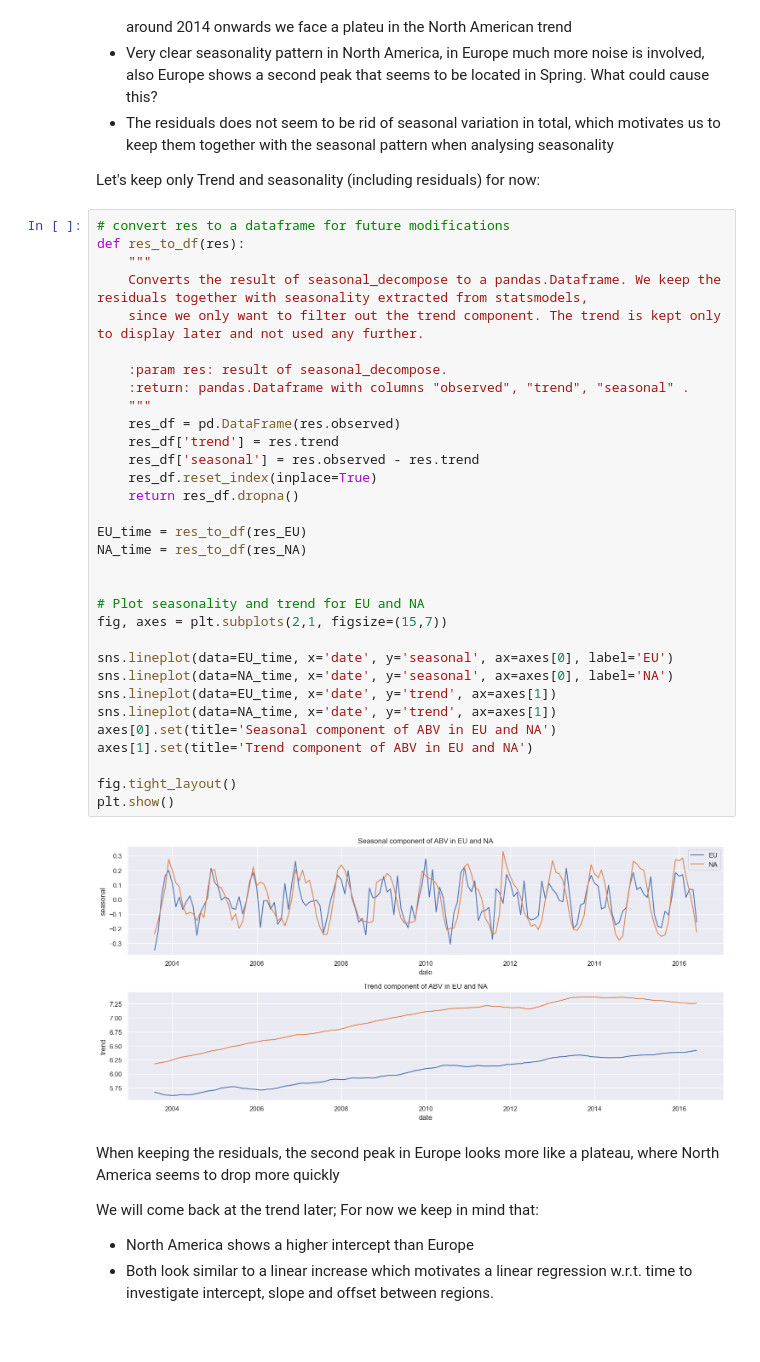
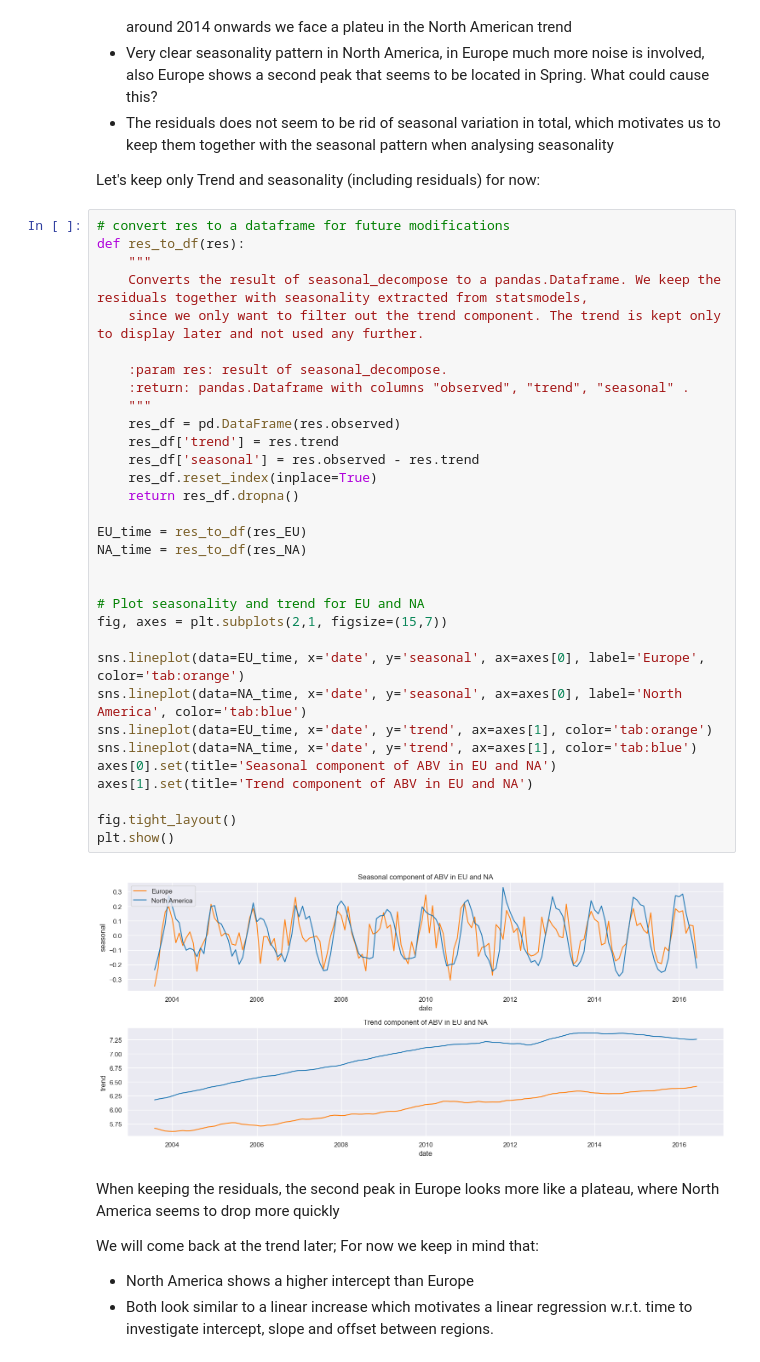
Before and after one commit to epfl-ada/ada-2023-project-welovepandas, a Jupyter notebook: p3_notebook.ipynb, the cells around one changed output. Drawn from its saved outputs; the diff is of its cells as text.

```diff
--- a/p3_notebook.ipynb
+++ b/p3_notebook.ipynb
@@ -761,37 +818,37 @@ Let's keep only Trend and seasonality (including residuals) for now:
 # %%
 # convert res to a dataframe for future modifications
 def res_to_df(res):
     """
     Converts the result of seasonal_decompose to a pandas.Dataframe. We keep the residuals together with seasonality extracted from statsmodels,
     since we only want to filter out the trend component. The trend is kept only to display later and not used any further.
 
     :param res: result of seasonal_decompose.
     :return: pandas.Dataframe with columns "observed", "trend", "seasonal" .
     """
     res_df = pd.DataFrame(res.observed)
     res_df['trend'] = res.trend
     res_df['seasonal'] = res.observed - res.trend
     res_df.reset_index(inplace=True)
     return res_df.dropna()
 
 EU_time = res_to_df(res_EU)
 NA_time = res_to_df(res_NA)
 
 
 # Plot seasonality and trend for EU and NA
 fig, axes = plt.subplots(2,1, figsize=(15,7))
 
-sns.lineplot(data=EU_time, x='date', y='seasonal', ax=axes[0], label='EU')
-sns.lineplot(data=NA_time, x='date', y='seasonal', ax=axes[0], label='NA')
-sns.lineplot(data=EU_time, x='date', y='trend', ax=axes[1])
-sns.lineplot(data=NA_time, x='date', y='trend', ax=axes[1])
+sns.lineplot(data=EU_time, x='date', y='seasonal', ax=axes[0], label='Europe', color='tab:orange')
+sns.lineplot(data=NA_time, x='date', y='seasonal', ax=axes[0], label='North America', color='tab:blue')
+sns.lineplot(data=EU_time, x='date', y='trend', ax=axes[1], color='tab:orange')
+sns.lineplot(data=NA_time, x='date', y='trend', ax=axes[1], color='tab:blue')
 axes[0].set(title='Seasonal component of ABV in EU and NA')
 axes[1].set(title='Trend component of ABV in EU and NA')
 
 fig.tight_layout()
 plt.show()
 # %% [output]
-[figure, old version]
+[figure, new version]
 # %% [markdown]
 When keeping the residuals, the second peak in Europe looks more like a plateau, where North America seems to drop more quickly
 
```
Also changed, not shown: parts of 17 cells of this notebook.
